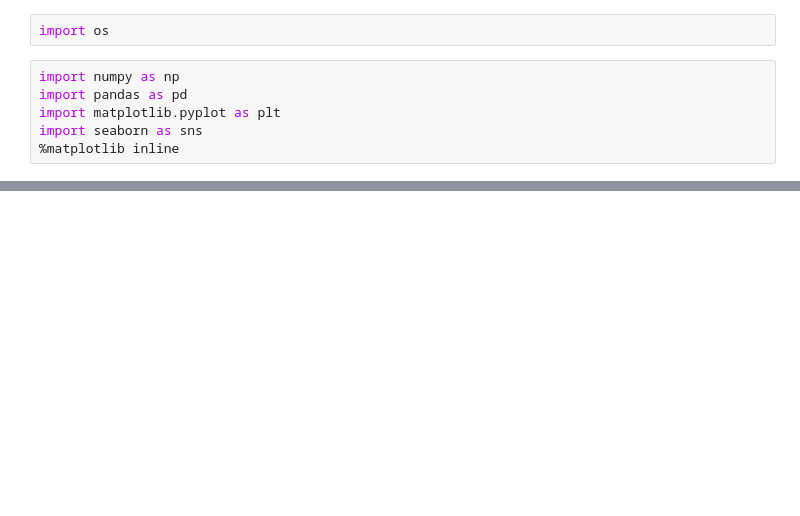
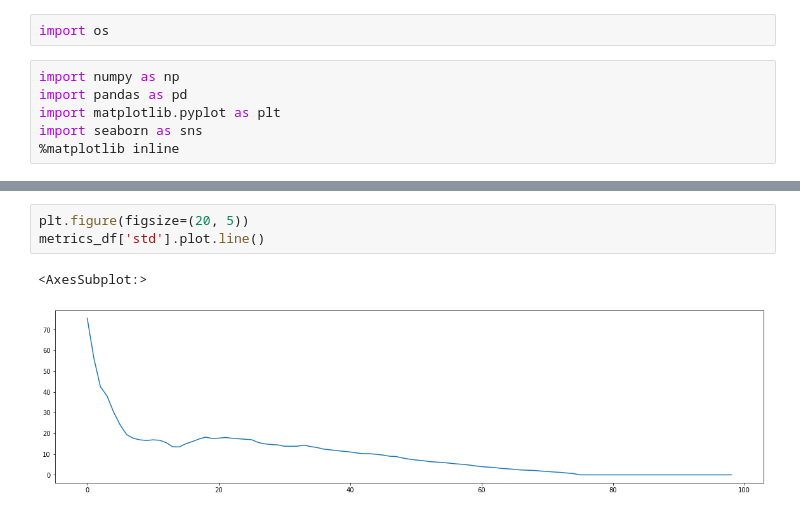
Before and after one commit to PashentsevW/hard-ml, a Jupyter notebook: final/eval.ipynb, the cells around one changed output, grey strips where cells are left out. Saved outputs shown, nothing was run; the diff lists cells and outputs as text; blank space fills up the shorter version.

```diff
--- a/final/eval.ipynb
+++ b/final/eval.ipynb
@@ -32,3 +29,9 @@ metrics_ss.plot.line()
+# %%
+plt.figure(figsize=(20, 5))
+metrics_df['std'].plot.line()
+# %% [output]
+<AxesSubplot:>
+[figure, added]
 # %%
 bins = pd.qcut(example_df['purchases_30d__count'], q=10, duplicates='drop')
 example_df.groupby(['w', bins]).agg({'y': 'mean',
```
Also changed, not shown: parts of 7 cells of this notebook, 1 other file.
